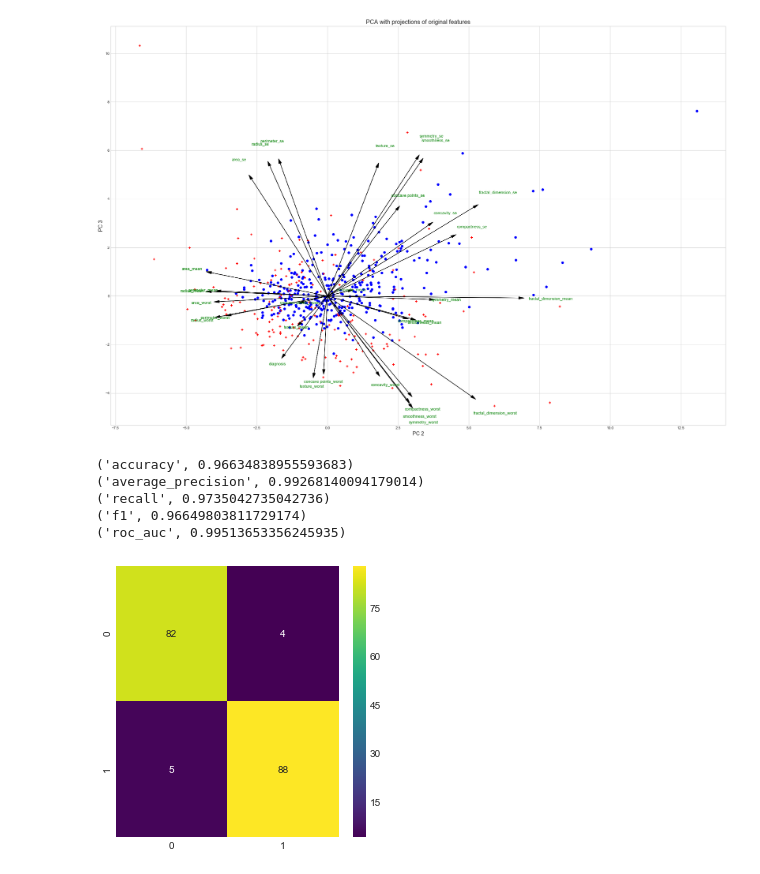
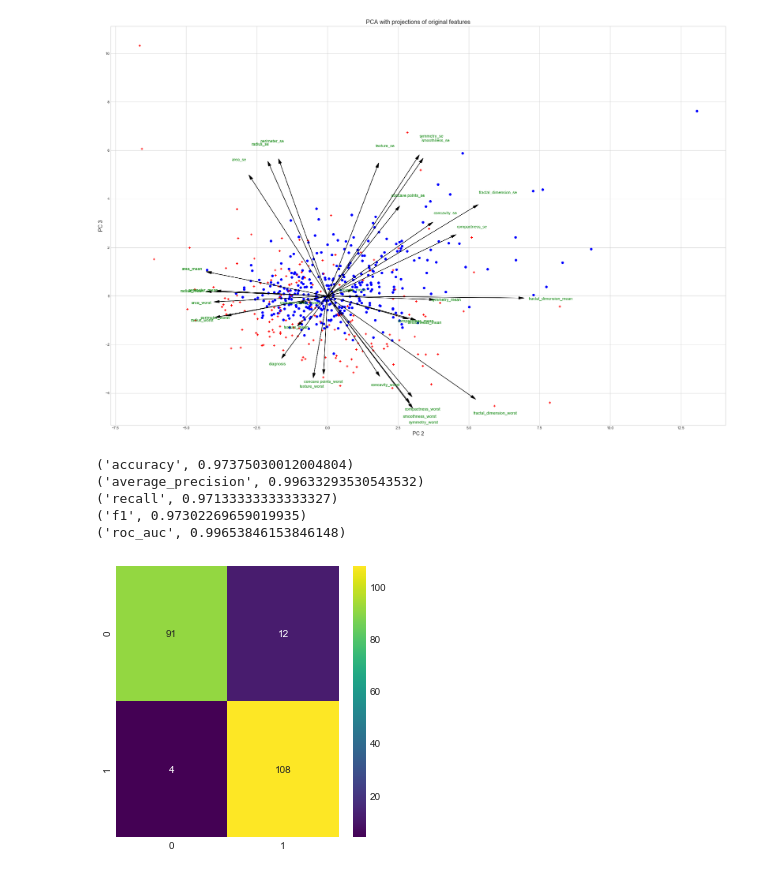
Before and after one commit to BenjaminIsaac0111/Cancer-Prediction-Model, a Jupyter notebook: Cancer Prediction.ipynb, the cells around one changed output. Cells and saved outputs as stored; diff of their text form; code cells hidden in the pictures.

```diff
--- a/Cancer Prediction.ipynb
+++ b/Cancer Prediction.ipynb
@@ -113,9 +113,3 @@ print(maligantRate.round(2), '% Positive within this dataset.')
 [figure]
 # %% [markdown]
 Because the majority the datasets column holds continous float values, I suspect that there might be unit varience(diffrent meaning being the numbers). Next I will normalize/scale the data using a the standard scaler object.
-# %%
-scaler = preprocessing.StandardScaler()
-scaler.fit(df)
-_df = scaler.transform(df)
-_df = pd.DataFrame(_df, columns=df.columns.values)
-_df.head()
@@ -408,43 +395,43 @@ biplot(df, pca)
 <matplotlib.axes._subplots.AxesSubplot at 0x...>
 [figure]
 # %%
-processingList = ['perimeter_se','radius_mean','concave points_worst','texture_mean','concave points_se']
+processingList = ['perimeter_se','radius_mean','concave points_worst','texture_worst','fractal_dimension_mean']
 
 from sklearn.ensemble import RandomForestClassifier
 from sklearn.metrics import confusion_matrix,accuracy_score,f1_score
 from sklearn.model_selection import train_test_split
 from sklearn.model_selection import StratifiedKFold,cross_val_score
 
 
 X = df.drop(['diagnosis'], axis=1)
 Y = df['diagnosis'].values
 X = X[processingList]
 
-X_train, X_test, Y_train, Y_test = train_test_split(X, Y, random_state=7, test_size=0.25)
+X_train, X_test, Y_train, Y_test = train_test_split(X, Y, random_state=7, test_size=0.3)
 
 ##Here is the model.
 clf_rf_0 = RandomForestClassifier(random_state=7).fit(X_train,Y_train)
 
 cm = confusion_matrix(Y_test, clf_rf_0.predict(X_test))
 
 plt.figure(figsize=(5,5))
 
 sb.heatmap(cm,annot=True,cmap='viridis',fmt='g')
 
 kfold = StratifiedKFold(n_splits=10, random_state=7)
 
 scoreType = ['accuracy','average_precision','recall','f1','roc_auc']
 score = []
 
 for metric in scoreType:
     score.append((metric,cross_val_score(clf_rf_0, X_train, Y_train, cv=kfold, scoring=metric).mean()))
 
 for i in score:
     print(i)
 # %% [output]
-('accuracy', 0.96634838955593683)
-('average_precision', 0.99268140094179014)
-('recall', 0.9735042735042736)
-('f1', 0.96649803811729174)
-('roc_auc', 0.99513653356245935)
+('accuracy', 0.97375030012004804)
+('average_precision', 0.99633293530543532)
+('recall', 0.97133333333333327)
+('f1', 0.97302269659019935)
+('roc_auc', 0.99653846153846148)
-[figure, old version]
+[figure, new version]
```
Also changed, not shown: parts of 6 cells of this notebook.
